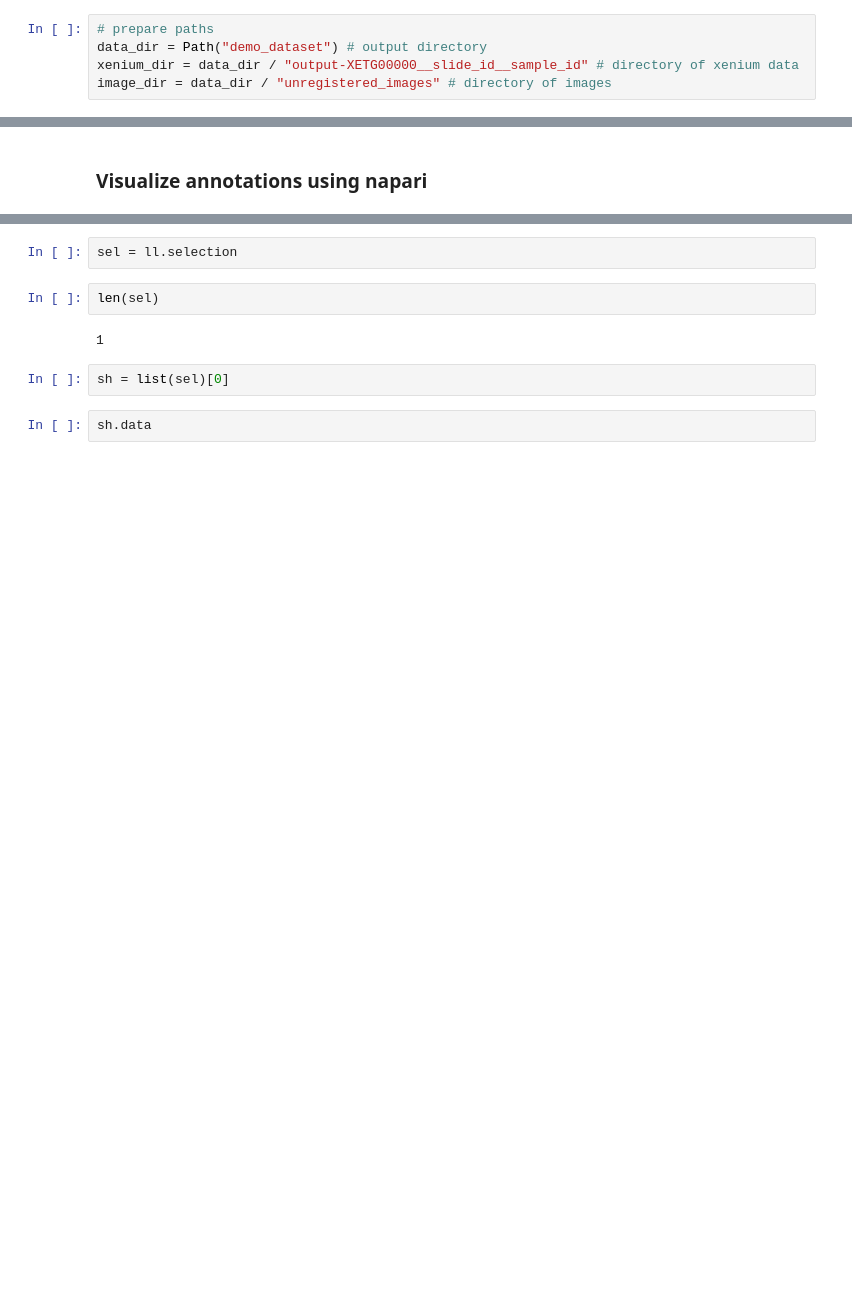
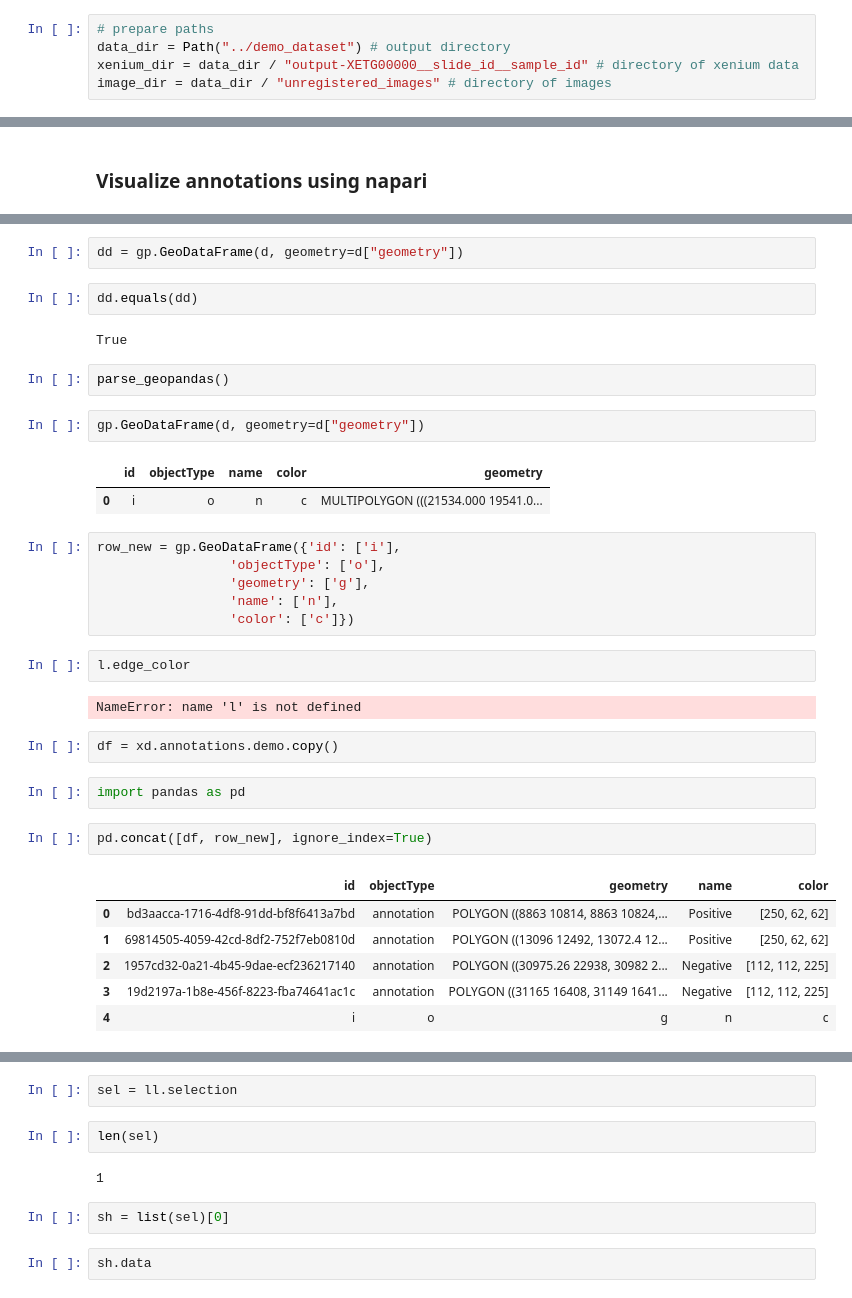
Before and after one commit to b-lemke98/InSituPy-1, a Jupyter notebook: notebooks/dev/04_InSituPy_demo_annotations_widget_tests.ipynb, the cells around one changed output, grey strips where cells are left out. Drawn from its saved outputs; the diff is of its cells as text; blank space fills up the shorter version.

Commit message:
first version of annot widget + geopd parse tests

```diff
--- a/notebooks/dev/04_InSituPy_demo_annotations_widget_tests.ipynb
+++ b/notebooks/dev/04_InSituPy_demo_annotations_widget_tests.ipynb
@@ -37,7 +37,7 @@ At this point, the structure of the data should look like this:
 Now the Xenium data can be parsed by providing the data path to `XeniumData`
 # %%
 # prepare paths
-data_dir = Path("demo_dataset") # output directory
+data_dir = Path("../demo_dataset") # output directory
 xenium_dir = data_dir / "output-XETG00000__slide_id__sample_id" # directory of xenium data
 image_dir = data_dir / "unregistered_images" # directory of images
 # %%
@@ -147,0 +217,36 @@ ll = xd.viewer.layers
+# %%
+dd = gp.GeoDataFrame(d, geometry=d["geometry"])
+# %%
+dd.equals(dd)
+# %% [output]
+True
+# %%
+parse_geopandas()
+# %%
+gp.GeoDataFrame(d, geometry=d["geometry"])
+# %% [output]
+|  | id | objectType | name | color | geometry |
+| 0 | i | o | n | c | MULTIPOLYGON (((21534.000 19541.0... |
+# %%
+row_new = gp.GeoDataFrame({'id': ['i'],
+                 'objectType': ['o'],
+                 'geometry': ['g'],
+                 'name': ['n'],
+                 'color': ['c']})
+# %%
+l.edge_color
+# %% [output]
+NameError: name 'l' is not defined
+# %%
+df = xd.annotations.demo.copy()
+# %%
+import pandas as pd
+# %%
+pd.concat([df, row_new], ignore_index=True)
+# %% [output]
+|  | id | objectType | geometry | name | color |
+| 0 | bd3aacca-1716-4df8-91dd-bf8f6413a7bd | annotation | POLYGON ((8863 10814, 8863 10824,... | Positive | [250, 62, 62] |
+| 1 | 69814505-4059-42cd-8df2-752f7eb0810d | annotation | POLYGON ((13096 12492, 13072.4 12... | Positive | [250, 62, 62] |
+| 2 | 1957cd32-0a21-4b45-9dae-ecf236217140 | annotation | POLYGON ((30975.26 22938, 30982 2... | Negative | [112, 112, 225] |
+| 3 | 19d2197a-1b8e-456f-8223-fba74641ac1c | annotation | POLYGON ((31165 16408, 31149 1641... | Negative | [112, 112, 225] |
+| 4 | i | o | g | n | c |
```
Also changed, not shown: parts of 41 cells of this notebook, 12 other files.
